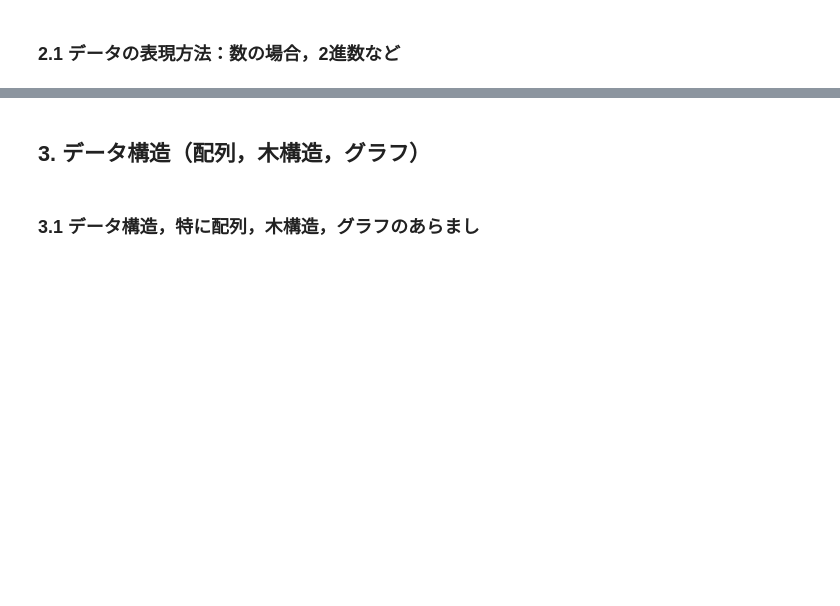
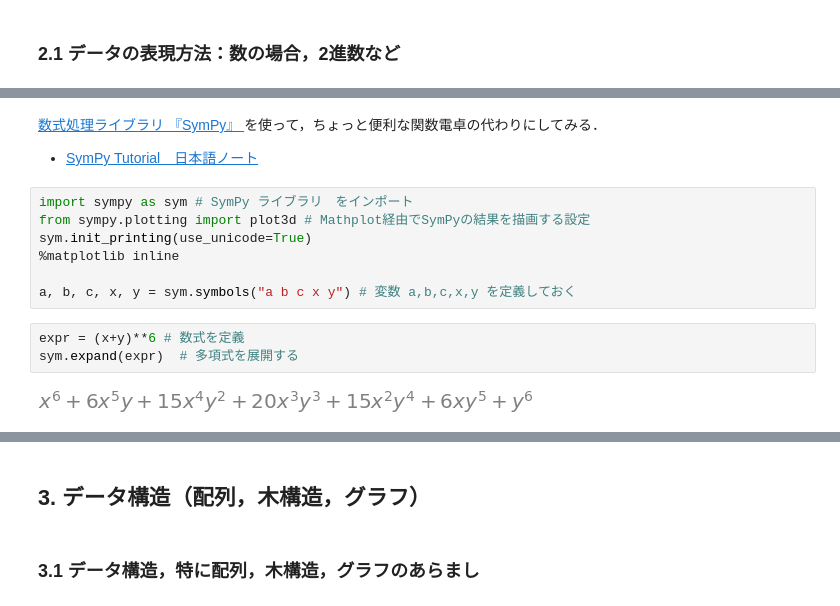
Before and after one commit to MDASH-shinshu/MDASH-T-DE, a Jupyter notebook: 2/2_data_expression_colab.ipynb, the cells around one changed output, grey strips where cells are left out. Drawn from its saved outputs; the diff is of its cells as text; blank space fills up the shorter version.

```diff
--- a/2/2_data_expression_colab.ipynb
+++ b/2/2_data_expression_colab.ipynb
@@ -105,0 +189,16 @@
+# %% [markdown]
+[数式処理ライブラリ 『SymPy』 ](https://github.com/hiroyuki827/SymPy_tutorial)を使って，ちょっと便利な関数電卓の代わりにしてみる．
+
+* [SymPy Tutorial　日本語ノート](https://github.com/hiroyuki827/SymPy_tutorial)
+# %%
+import sympy as sym # SymPy ライブラリ　をインポート
+from sympy.plotting import plot3d # Mathplot経由でSymPyの結果を描画する設定
+sym.init_printing(use_unicode=True)
+%matplotlib inline
+
+a, b, c, x, y = sym.symbols("a b c x y") # 変数 a,b,c,x,y を定義しておく
+# %%
+expr = (x+y)**6 # 数式を定義
+sym.expand(expr)  # 多項式を展開する
+# %% [output]
+[figure, added]
```
Also changed, not shown: parts of 30 cells of this notebook.
